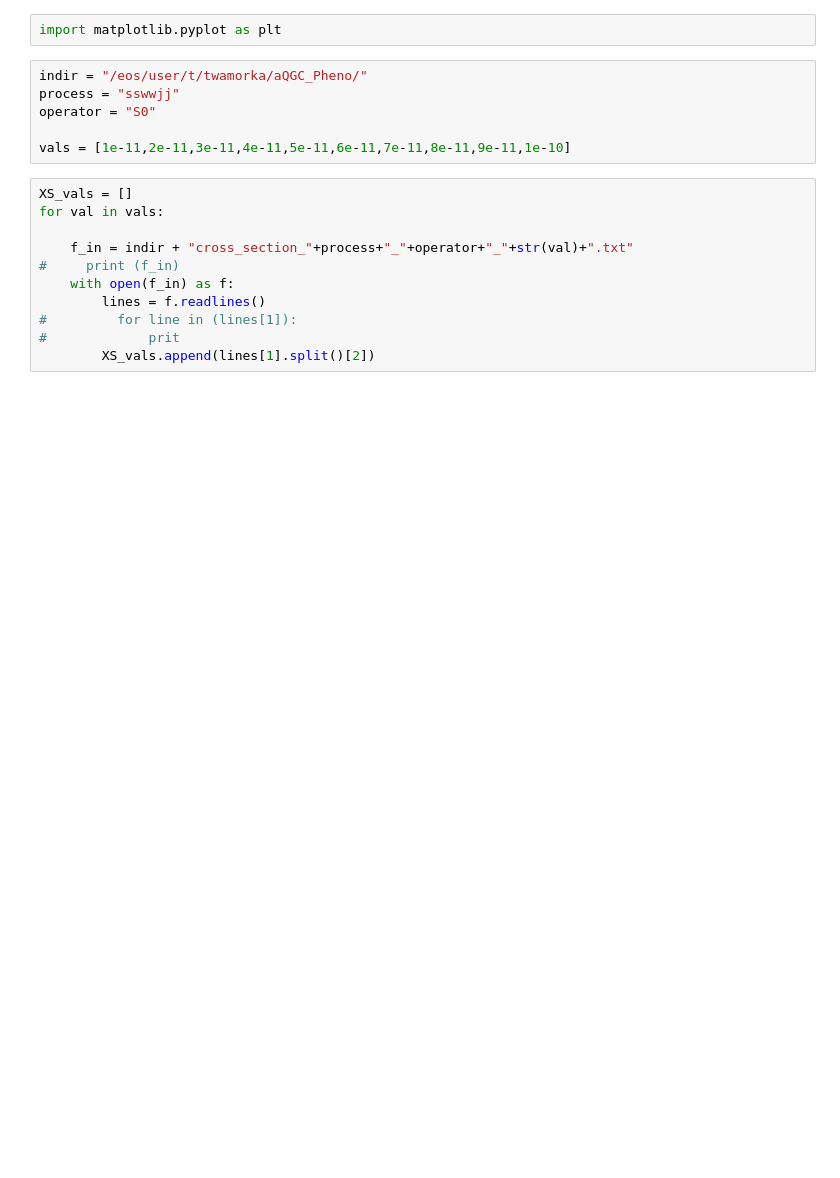
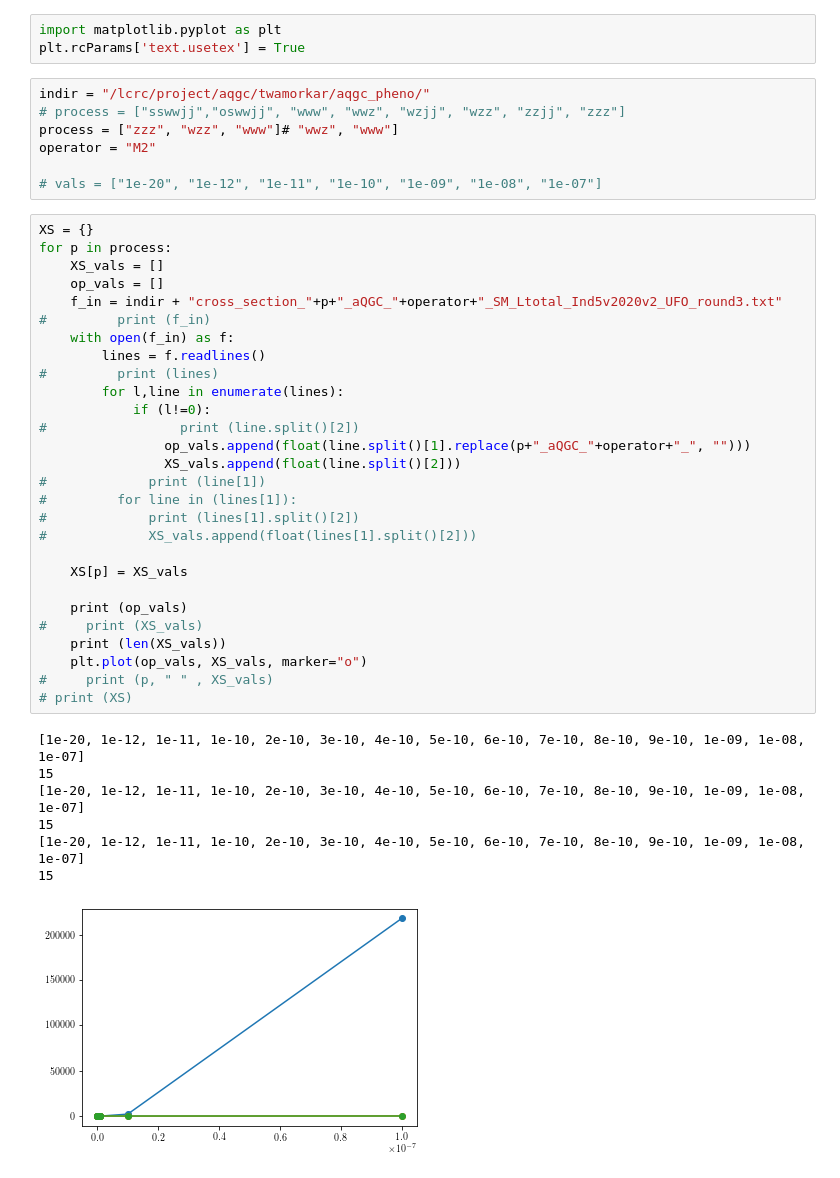
Before and after one commit to wamorkart/aQGC_Pheno, a Jupyter notebook: Operator_vs_XS.ipynb, the cells around one changed output. Cells and saved outputs as stored; diff of their text form; blank space fills up the shorter version.

```diff
--- a/Operator_vs_XS.ipynb
+++ b/Operator_vs_XS.ipynb
@@ -1,19 +1,46 @@
 # %%
 import matplotlib.pyplot as plt
+plt.rcParams['text.usetex'] = True
 # %%
-indir = "/eos/user/t/twamorka/aQGC_Pheno/"
-process = "sswwjj"
-operator = "S0"
+indir = "/lcrc/project/aqgc/twamorkar/aqgc_pheno/"
+# process = ["sswwjj","oswwjj", "www", "wwz", "wzjj", "wzz", "zzjj", "zzz"]
+process = ["zzz", "wzz", "www"]# "wwz", "www"]
+operator = "M2"
 
-vals = [1e-11,2e-11,3e-11,4e-11,5e-11,6e-11,7e-11,8e-11,9e-11,1e-10]
+# vals = ["1e-20", "1e-12", "1e-11", "1e-10", "1e-09", "1e-08", "1e-07"]
 # %%
-XS_vals = []
-for val in vals:
-
-    f_in = indir + "cross_section_"+process+"_"+operator+"_"+str(val)+".txt"
-#     print (f_in)
+XS = {}
+for p in process:
+    XS_vals = []
+    op_vals = []
+    f_in = indir + "cross_section_"+p+"_aQGC_"+operator+"_SM_Ltotal_Ind5v2020v2_UFO_round3.txt"
+#         print (f_in)
     with open(f_in) as f:
         lines = f.readlines()
+#         print (lines)
+        for l,line in enumerate(lines):
+            if (l!=0):
+#                 print (line.split()[2])
+                op_vals.append(float(line.split()[1].replace(p+"_aQGC_"+operator+"_", "")))
+                XS_vals.append(float(line.split()[2]))
+#             print (line[1])
 #         for line in (lines[1]):
-#             prit
-        XS_vals.append(lines[1].split()[2])
+#             print (lines[1].split()[2])
+#             XS_vals.append(float(lines[1].split()[2]))
+
+    XS[p] = XS_vals
+
+    print (op_vals)
+#     print (XS_vals)
+    print (len(XS_vals))
+    plt.plot(op_vals, XS_vals, marker="o")
+#     print (p, " " , XS_vals)
+# print (XS)
+# %% [output]
+[1e-20, 1e-12, 1e-11, 1e-10, 2e-10, 3e-10, 4e-10, 5e-10, 6e-10, 7e-10, 8e-10, 9e-10, 1e-09, 1e-08, 1e-07]
+15
+[1e-20, 1e-12, 1e-11, 1e-10, 2e-10, 3e-10, 4e-10, 5e-10, 6e-10, 7e-10, 8e-10, 9e-10, 1e-09, 1e-08, 1e-07]
+15
+[1e-20, 1e-12, 1e-11, 1e-10, 2e-10, 3e-10, 4e-10, 5e-10, 6e-10, 7e-10, 8e-10, 9e-10, 1e-09, 1e-08, 1e-07]
+15
+[figure, added]
```
Also changed, not shown: parts of 7 cells of this notebook, 5 other files.
